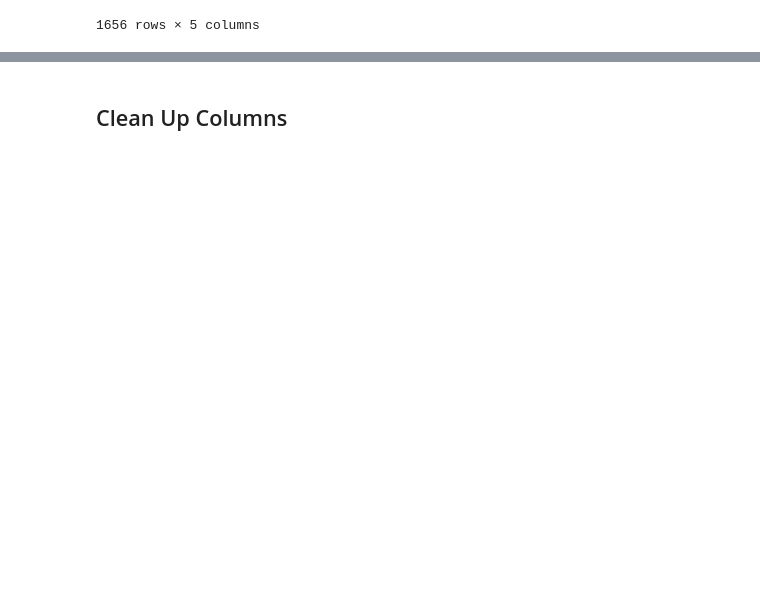
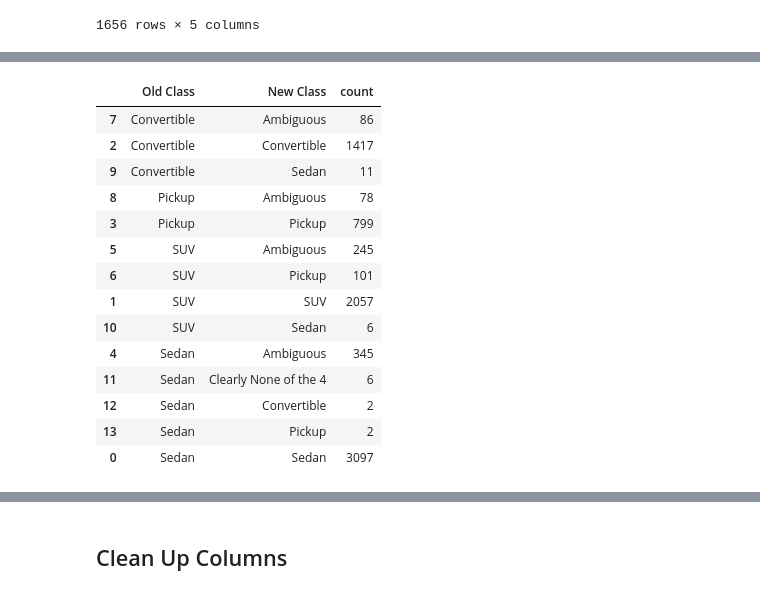
Before and after one commit to ijyliu/computer-vision-project, a Jupyter notebook: Code/Combine All Features/Combine All Features.ipynb, the cells around one changed output, grey strips where cells are left out. Drawn from its saved outputs; the diff is of its cells as text; code cells hidden in the pictures; blank space fills up the shorter version.

```diff
--- a/Code/Combine All Features/Combine All Features.ipynb
+++ b/Code/Combine All Features/Combine All Features.ipynb
@@ -236 +294,21 @@ relabeled
+# %%
+# Compare 'New Class' and 'Old Class' columns
+old_v_new_class = all_features[['Old Class', 'New Class']].value_counts().reset_index().sort_values(by=['Old Class', 'New Class'])
+old_v_new_class
+# %% [output]
+|  | Old Class | New Class | count |
+| 7 | Convertible | Ambiguous | 86 |
+| 2 | Convertible | Convertible | 1417 |
+| 9 | Convertible | Sedan | 11 |
+| 8 | Pickup | Ambiguous | 78 |
+| 3 | Pickup | Pickup | 799 |
+| 5 | SUV | Ambiguous | 245 |
+| 6 | SUV | Pickup | 101 |
+| 1 | SUV | SUV | 2057 |
+| 10 | SUV | Sedan | 6 |
+| 4 | Sedan | Ambiguous | 345 |
+| 11 | Sedan | Clearly None of the 4 | 6 |
+| 12 | Sedan | Convertible | 2 |
+| 13 | Sedan | Pickup | 2 |
+| 0 | Sedan | Sedan | 3097 |
 # %%
```
Also changed, not shown: parts of 14 cells of this notebook, 36 other files.
